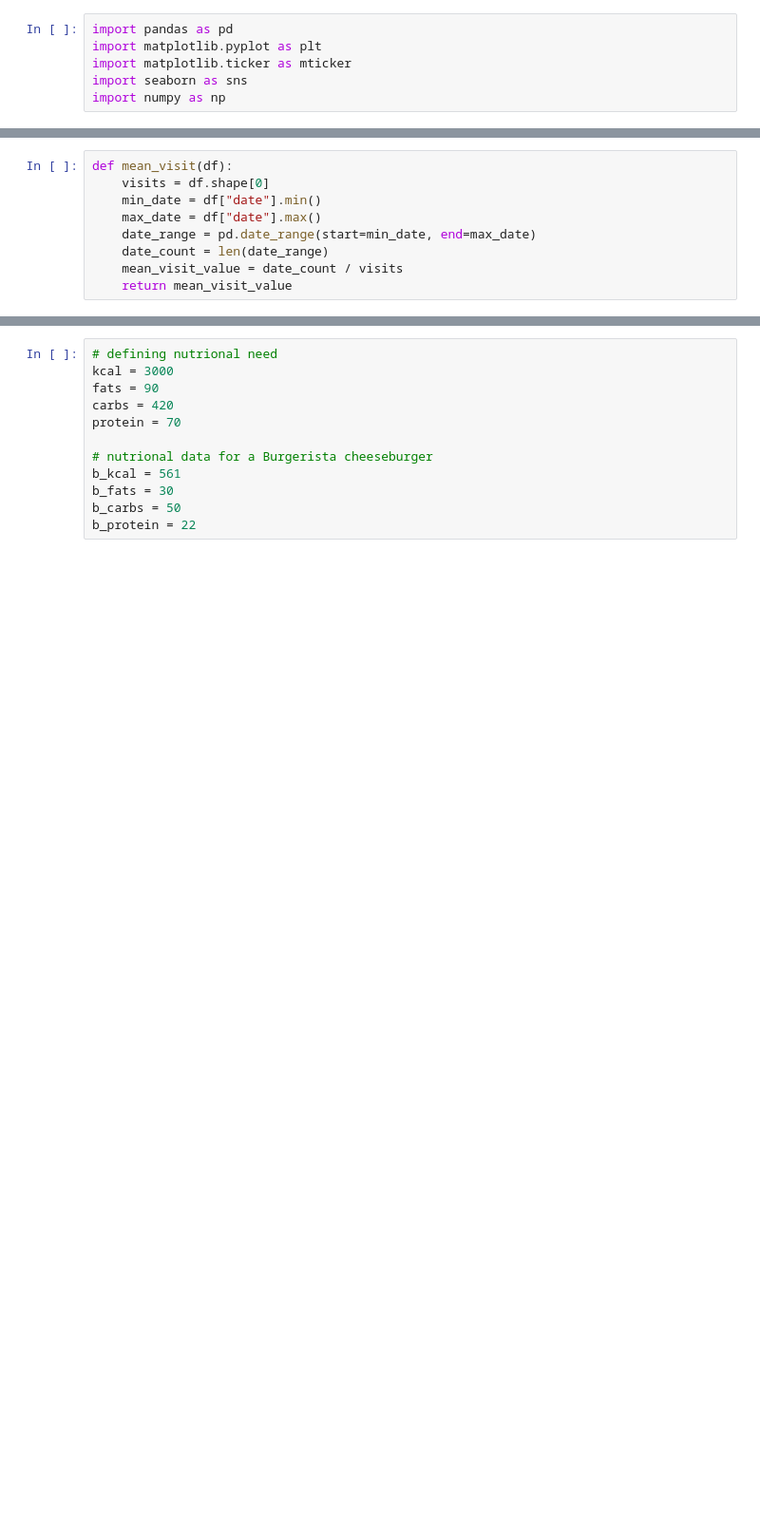
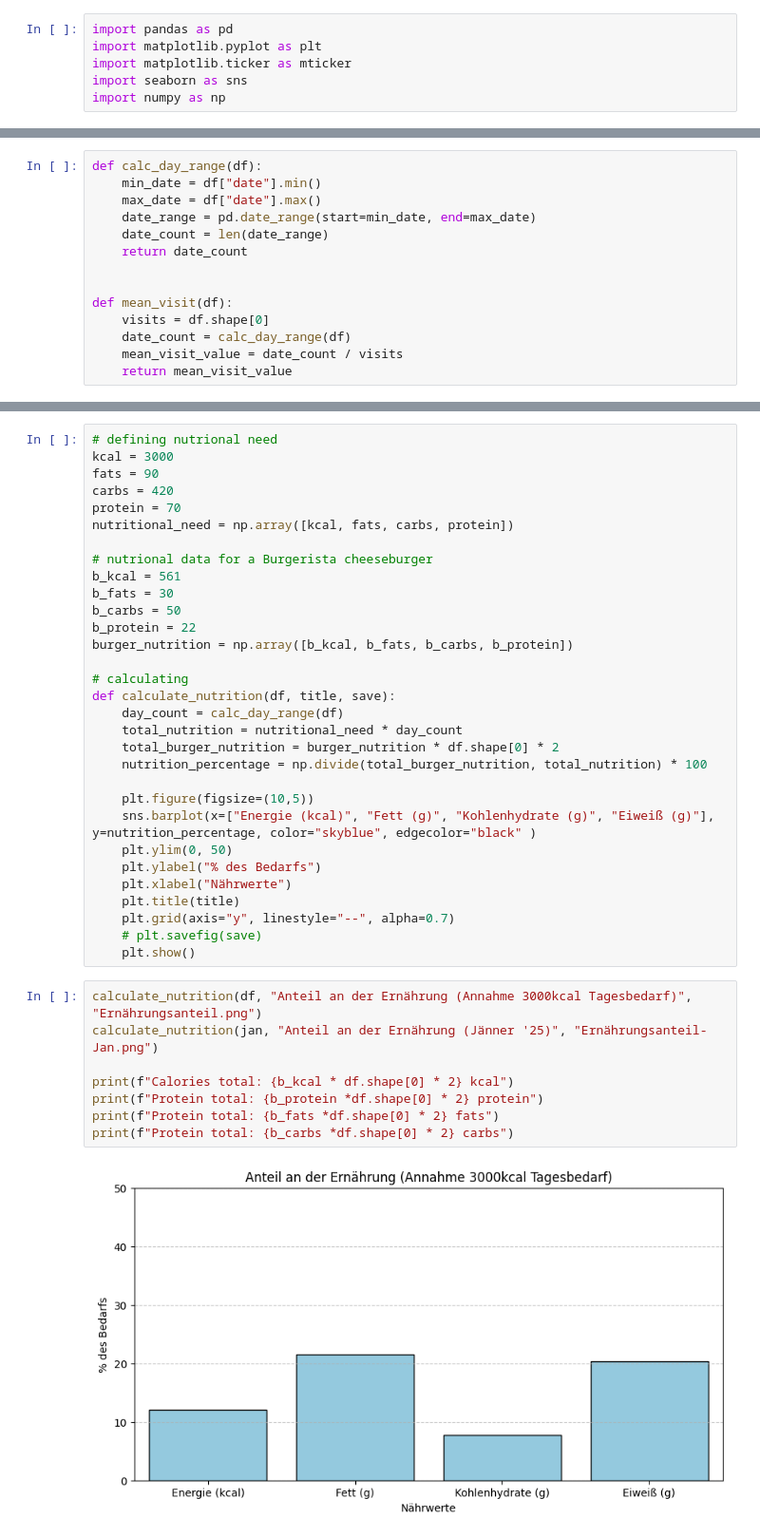
Before and after one commit to AnnihilatorChess/burger_project, a Jupyter notebook: data_exploration.ipynb, the cells around one changed output, grey strips where cells are left out. Shown at 95% size. Cells and saved outputs as stored; diff of their text form; blank space fills up the shorter version.

```diff
--- a/data_exploration.ipynb
+++ b/data_exploration.ipynb
@@ -64,10 +45,15 @@ plt.show()
 # %%
-def mean_visit(df):
-    visits = df.shape[0]
+def calc_day_range(df):
     min_date = df["date"].min()
     max_date = df["date"].max()
     date_range = pd.date_range(start=min_date, end=max_date)
     date_count = len(date_range)
+    return date_count
+
+
+def mean_visit(df):
+    visits = df.shape[0]
+    date_count = calc_day_range(df)
     mean_visit_value = date_count / visits
     return mean_visit_value
 # %%
@@ -164,9 +169,38 @@ kcal = 3000
 fats = 90
 carbs = 420
 protein = 70
+nutritional_need = np.array([kcal, fats, carbs, protein])
 
 # nutrional data for a Burgerista cheeseburger
 b_kcal = 561
 b_fats = 30
 b_carbs = 50
 b_protein = 22
+burger_nutrition = np.array([b_kcal, b_fats, b_carbs, b_protein])
+
+# calculating
+def calculate_nutrition(df, title, save):
+    day_count = calc_day_range(df)
+    total_nutrition = nutritional_need * day_count
+    total_burger_nutrition = burger_nutrition * df.shape[0] * 2
+    nutrition_percentage = np.divide(total_burger_nutrition, total_nutrition) * 100
+
+    plt.figure(figsize=(10,5))
+    sns.barplot(x=["Energie (kcal)", "Fett (g)", "Kohlenhydrate (g)", "Eiweiß (g)"], y=nutrition_percentage, color="skyblue", edgecolor="black" )
+    plt.ylim(0, 50)
+    plt.ylabel("% des Bedarfs")
+    plt.xlabel("Nährwerte")
+    plt.title(title)
+    plt.grid(axis="y", linestyle="--", alpha=0.7)
+    # plt.savefig(save)
+    plt.show()
+# %%
+calculate_nutrition(df, "Anteil an der Ernährung (Annahme 3000kcal Tagesbedarf)", "Ernährungsanteil.png")
+calculate_nutrition(jan, "Anteil an der Ernährung (Jänner '25)", "Ernährungsanteil-Jan.png")
+
+print(f"Calories total: {b_kcal * df.shape[0] * 2} kcal")
+print(f"Protein total: {b_protein *df.shape[0] * 2} protein")
+print(f"Protein total: {b_fats *df.shape[0] * 2} fats")
+print(f"Protein total: {b_carbs *df.shape[0] * 2} carbs")
+# %% [output]
+[figure, added]
```
Also changed, not shown: parts of 9 cells of this notebook, 1 other file.
